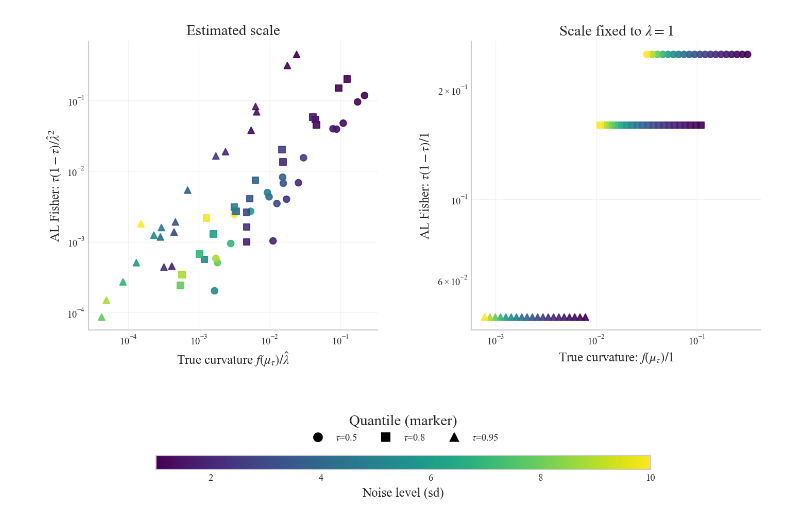
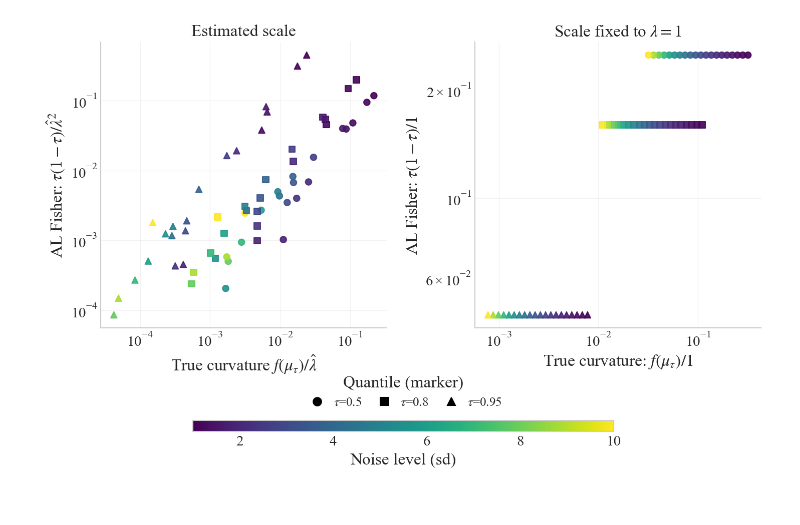
Before and after one commit to AndreaThomNava/LaGP, a Jupyter notebook: notebooks/paper/estimated_scale.ipynb, the cells around one changed output. Drawn from its saved outputs; the diff is of its cells as text; code cells hidden in the pictures.

```diff
--- a/notebooks/paper/estimated_scale.ipynb
+++ b/notebooks/paper/estimated_scale.ipynb
@@ -36,12 +36,12 @@ def set_style():
         "font.family": "serif",
         "font.serif": ["Times New Roman", "Times", "STIXGeneral", "DejaVu Serif"],
         "mathtext.fontset": "stix",
-        "font.size": 14,
-        "axes.titlesize": 14,
-        "axes.labelsize": 12,
-        "xtick.labelsize": 9,
-        "ytick.labelsize": 9,
-        "legend.fontsize": 9,
+        "font.size": 16,
+        "axes.titlesize": 16,
+        "axes.labelsize": 16,
+        "xtick.labelsize": 14,
+        "ytick.labelsize": 14,
+        "legend.fontsize": 12,
 
         # Axes look
         "axes.spines.top": False,
@@ -183,7 +172,7 @@ noise_arr = np.asarray(noise_levels, dtype=float).reshape(-1)
 norm_ = plt.Normalize(vmin=noise_arr.min(), vmax=noise_arr.max())
 cmap = plt.cm.viridis  # or any other colormap you like
 
-#plt.style.use("seaborn-v0_8-whitegrid")
+plt.style.use("seaborn-v0_8-whitegrid")
 # side-by-side axes
 set_style()
 fig, (ax1, ax2) = plt.subplots(1, 2, figsize=(10, 6), sharex=False, sharey=False)
@@ -226,35 +215,39 @@ ax1.set_ylabel(r"AL Fisher: $\tau(1-\tau)/\hat\lambda^2$")
 ax2.set_title(r"Scale fixed to $\lambda = 1$")
 ax2.set_xlabel(r"True curvature: $f(\mu_{\tau})/1$")
 ax2.set_ylabel(r"AL Fisher: $\tau(1-\tau)/1$")
 
 # --- bottom legend (quantiles) ---
 quantile_handles = [
     Line2D([0], [0], marker=marker_map[q], linestyle='None',
            color='black', markersize=8, label=f"{r"$\tau$"}={q}")
     for q in quantiles
 ]
 leg = fig.legend(
     handles=quantile_handles,
     title="Quantile (marker)",
     loc="lower center",
     ncol=len(quantiles),
-    bbox_to_anchor=(0.5, 0.06)   # ABOVE the colorbar
+    bbox_to_anchor=(0.5, 0.085),#(0.5, 0.06)   # ABOVE the colorbar
+    frameon=False,
+    handletextpad=0.3,
+    columnspacing=0.8,
+    borderaxespad=0.0
 )
-
 # --- colorbar below the legend ---
 sm = ScalarMappable(norm=norm_, cmap=cmap)
 sm.set_array([])
 
 # Make space at the bottom for BOTH legend + colorbar
 plt.tight_layout(rect=[0, 0.22, 1, 1])
 
 # Put the colorbar in its own dedicated axis at the very bottom
-cax = fig.add_axes([0.18, 0.02, 0.64, 0.03])  # [left, bottom, width, height]
+cax = fig.add_axes([0.22, 0.045, 0.56, 0.025])  # [left, bottom, width, height]
 cbar = fig.colorbar(sm, cax=cax, orientation="horizontal")
 cbar.set_label("Noise level (sd)")
 
-plt.tight_layout(rect=[0, 0.22, 1, 1])
+#plt.tight_layout(rect=[0, 0.22, 1, 1])
+plt.tight_layout(rect=[0, 0.12, 1, 1])
 plt.savefig("al_fisher_vs_curvature.pdf", bbox_inches="tight", dpi=300)
 plt.show()
 # %% [output]
-[figure, old version]
+[figure, new version]
```
Also changed, not shown: parts of 2 cells of this notebook.
